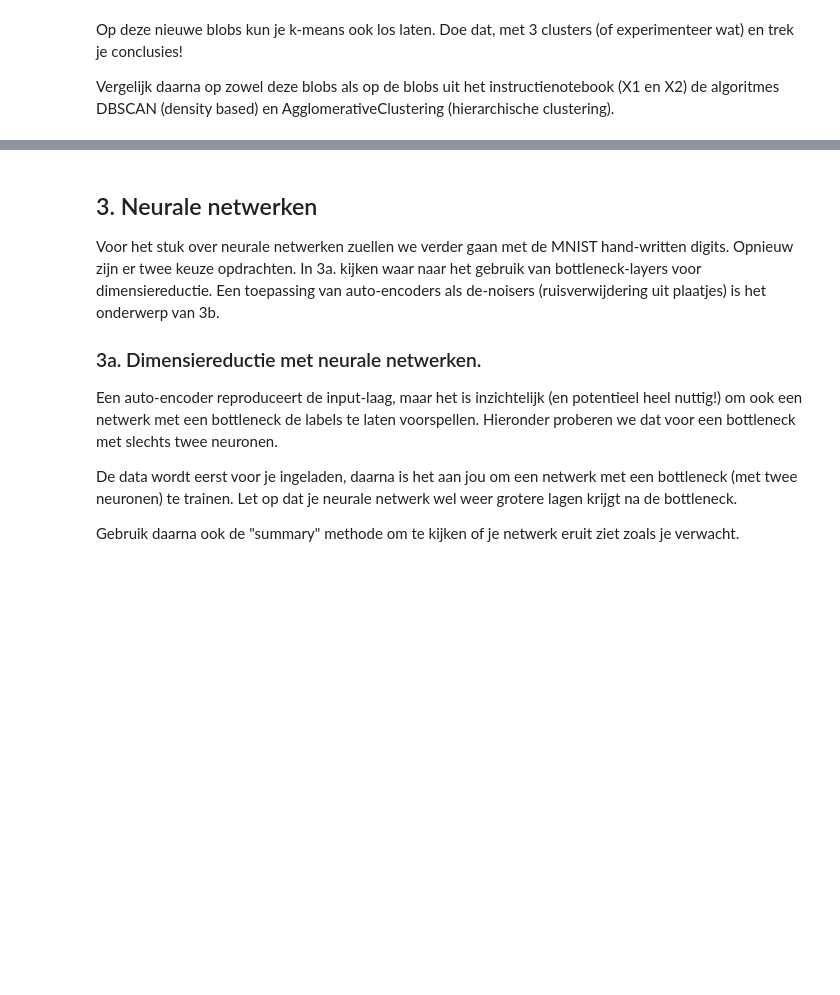
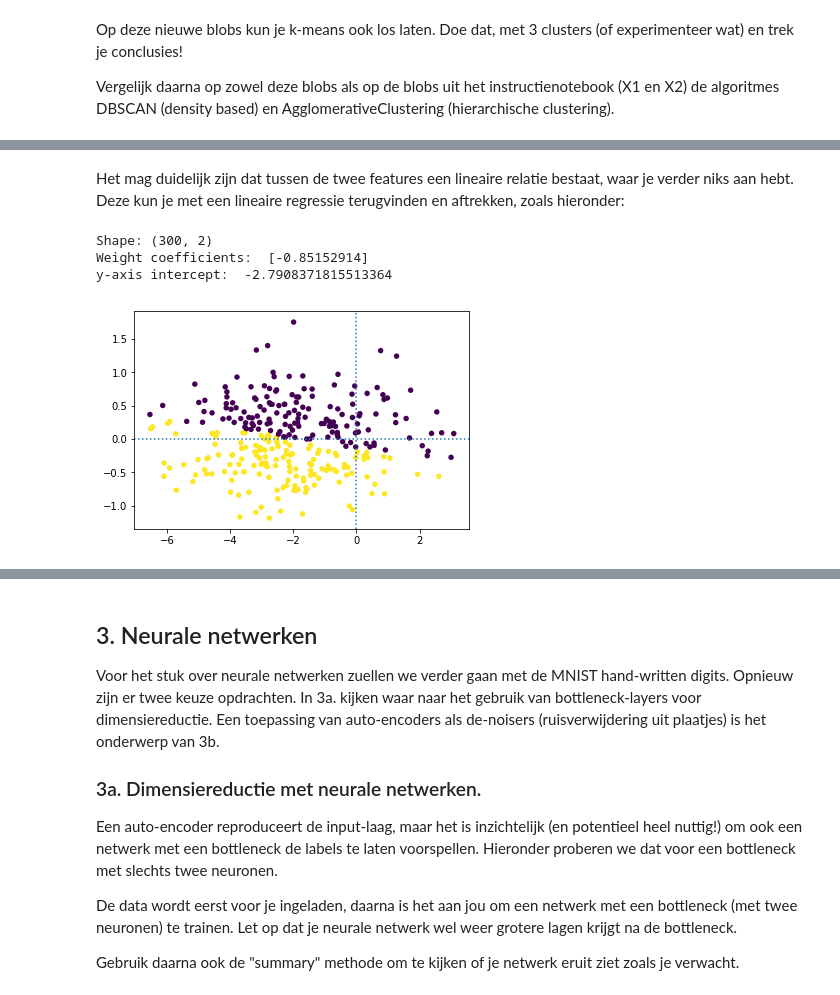
Before and after one commit to harcel/PyDataScienceIntroNL, a Jupyter notebook: Opdrachten_4.ipynb, the cells around one changed output, grey strips where cells are left out. Saved outputs shown, nothing was run; the diff lists cells and outputs as text; code cells hidden in the pictures; blank space fills up the shorter version.

```diff
--- a/Opdrachten_4.ipynb
+++ b/Opdrachten_4.ipynb
@@ -139,0 +151,17 @@ Principal Component Analysis is een techniek om hiermee om te gaan.
+# %% [markdown]
+Het mag duidelijk zijn dat tussen de twee features een lineaire relatie bestaat, waar je verder niks aan hebt. Deze kun je met een lineaire regressie terugvinden en aftrekken, zoals hieronder:
+# %%
+from sklearn.linear_model import LinearRegression
+regressor = LinearRegression()
+print("Shape:", np.shape(X_blob))
+regressor.fit(X_blob[:,0].reshape(len(X_blob),1), X_blob[:,1])                                  # Fit the model
+print('Weight coefficients: ', regressor.coef_)      # coefficients are multiplied with the indepent variable
+print('y-axis intercept: ', regressor.intercept_)    # The intercept is an extra to this model
+plt.scatter(X_blob[:,0], X_blob[:,1] - regressor.intercept_ - regressor.coef_*X_blob[:,0], c=y, linewidths=0, s=30)
+plt.axvline(0, linestyle='dotted')
+plt.axhline(0, linestyle='dotted');
+# %% [output]
+Shape: (300, 2)
+Weight coefficients:  [-0.85152914]
+y-axis intercept:  -2.7908371815513364
+[figure, added]
```
Also changed, not shown: parts of 10 cells of this notebook, 5 other files.
